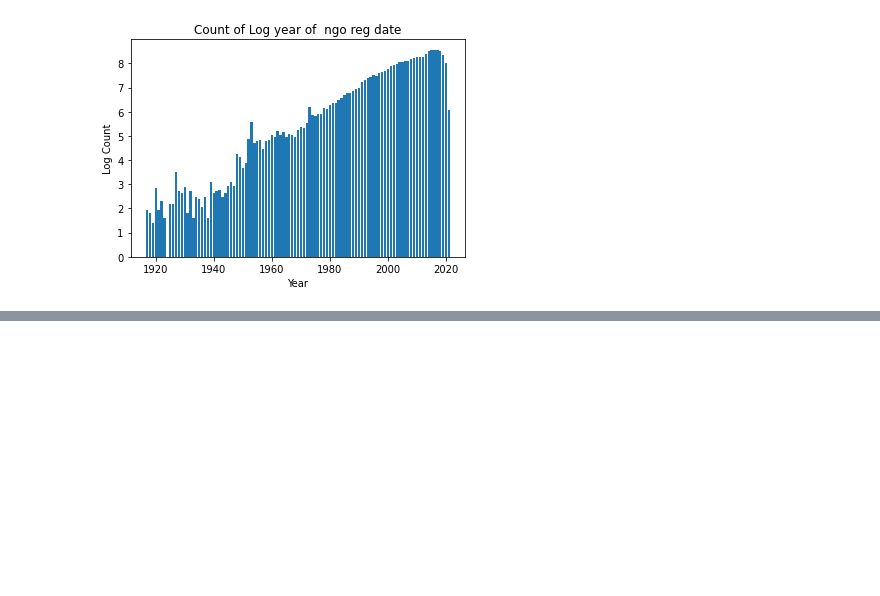
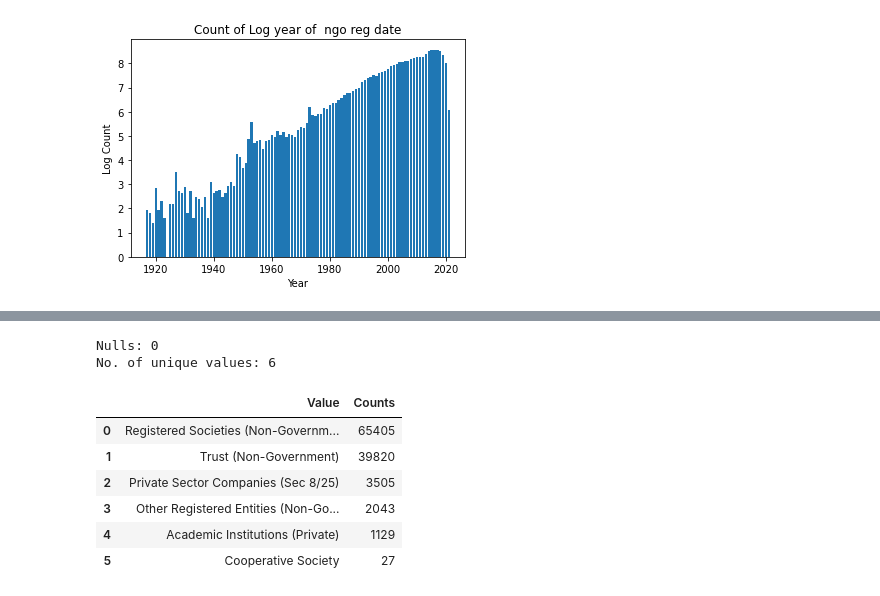
Before and after one commit to shayan-khoygani/Codebook, a Jupyter notebook: 42621 Final_Data_ngodarpan.gov.in/42621 Final_Data_ngodarpan.gov.in.ipynb, the cells around one changed output, grey strips where cells are left out. Cells and saved outputs as stored; diff of their text form; code cells hidden in the pictures; blank space fills up the shorter version.

```diff
--- a/42621 Final_Data_ngodarpan.gov.in/42621 Final_Data_ngodarpan.gov.in.ipynb
+++ b/42621 Final_Data_ngodarpan.gov.in/42621 Final_Data_ngodarpan.gov.in.ipynb
@@ -1268,0 +1400,3 @@ plt.show()
+# %%
+column = dataset["TypeDescription"]
+column
@@ -1268,0 +1416,21 @@ plt.show()
+# %%
+# Nulls
+print("Nulls:", sum(column.isnull()))
+column = column.dropna()
+
+# Unique values
+print("No. of unique values:", len(column.unique()))
+
+# Value counts
+counts = column.value_counts().rename_axis('Value').reset_index(name='Counts')
+counts
+# %% [output]
+Nulls: 0
+No. of unique values: 6
+|  | Value | Counts |
+| 0 | Registered Societies (Non-Governm... | 65405 |
+| 1 | Trust (Non-Government) | 39820 |
+| 2 | Private Sector Companies (Sec 8/25) | 3505 |
+| 3 | Other Registered Entities (Non-Go... | 2043 |
+| 4 | Academic Institutions (Private) | 1129 |
+| 5 | Cooperative Society | 27 |
```
Also changed, not shown: parts of 9 cells of this notebook.
